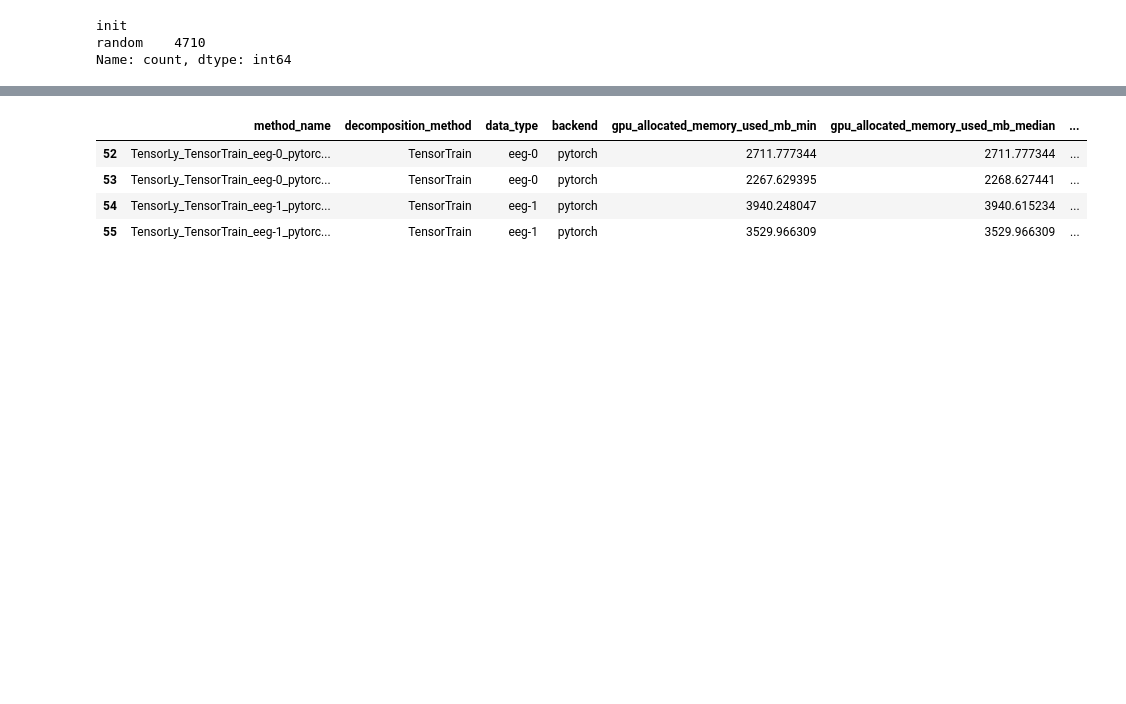
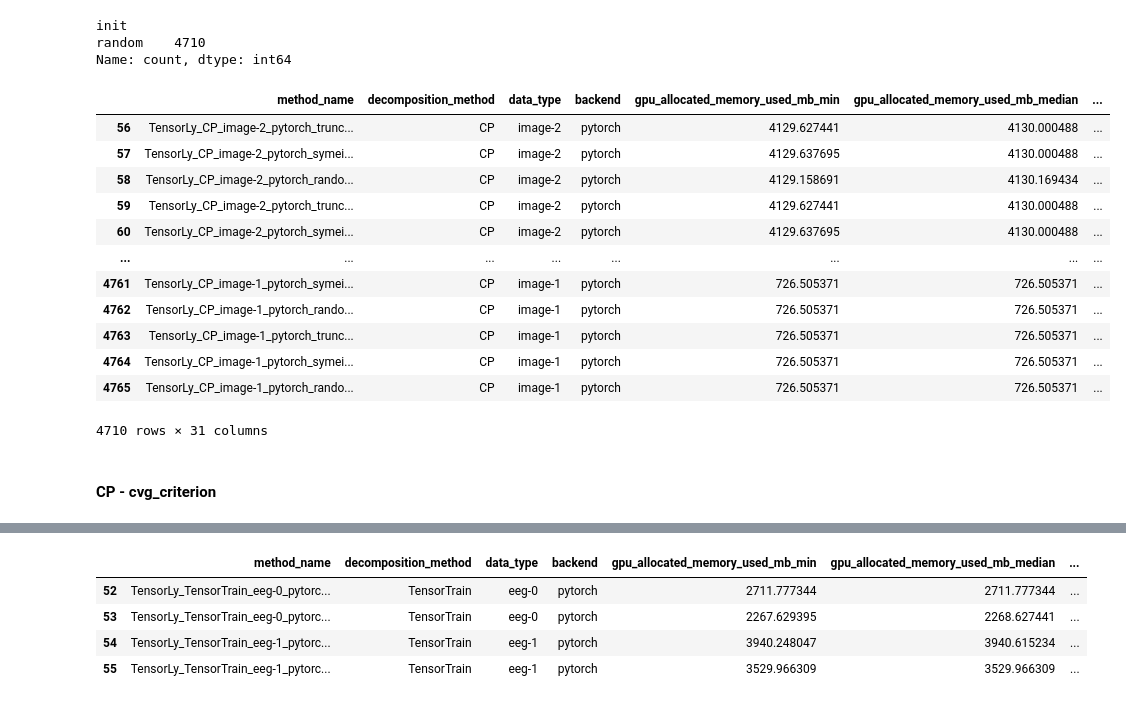
Before and after one commit to Innopolis-tensor-compression/tensor-compression-methods, a Jupyter notebook: experiments/check_methods_logs.ipynb, the cells around one changed output, grey strips where cells are left out. Saved outputs shown, nothing was run; the diff lists cells and outputs as text; code cells hidden in the pictures; blank space fills up the shorter version.

```diff
--- a/experiments/check_methods_logs.ipynb
+++ b/experiments/check_methods_logs.ipynb
@@ -1652,3 +1737,21 @@ dfs_by_decomposition_method['CP']['init'].value_counts(dropna=False)
 init
 random    4710
 Name: count, dtype: int64
+# %%
+dfs_by_decomposition_method['CP']
+# %% [output]
+|  | method_name | decomposition_method | data_type | backend | gpu_allocated_memory_used_mb_min | gpu_allocated_memory_used_mb_median | ... |
+| 56 | TensorLy_CP_image-2_pytorch_trunc... | CP | image-2 | pytorch | 4129.627441 | 4130.000488 | ... |
+| 57 | TensorLy_CP_image-2_pytorch_symei... | CP | image-2 | pytorch | 4129.637695 | 4130.000488 | ... |
+| 58 | TensorLy_CP_image-2_pytorch_rando... | CP | image-2 | pytorch | 4129.158691 | 4130.169434 | ... |
+| 59 | TensorLy_CP_image-2_pytorch_trunc... | CP | image-2 | pytorch | 4129.627441 | 4130.000488 | ... |
+| 60 | TensorLy_CP_image-2_pytorch_symei... | CP | image-2 | pytorch | 4129.637695 | 4130.000488 | ... |
+| ... | ... | ... | ... | ... | ... | ... | ... |
+| 4761 | TensorLy_CP_image-1_pytorch_symei... | CP | image-1 | pytorch | 726.505371 | 726.505371 | ... |
+| 4762 | TensorLy_CP_image-1_pytorch_rando... | CP | image-1 | pytorch | 726.505371 | 726.505371 | ... |
+| 4763 | TensorLy_CP_image-1_pytorch_trunc... | CP | image-1 | pytorch | 726.505371 | 726.505371 | ... |
+| 4764 | TensorLy_CP_image-1_pytorch_symei... | CP | image-1 | pytorch | 726.505371 | 726.505371 | ... |
+| 4765 | TensorLy_CP_image-1_pytorch_rando... | CP | image-1 | pytorch | 726.505371 | 726.505371 | ... |
+4710 rows × 31 columns
+# %% [markdown]
+#### CP - cvg_criterion
```
Also changed, not shown: parts of 53 cells of this notebook.
